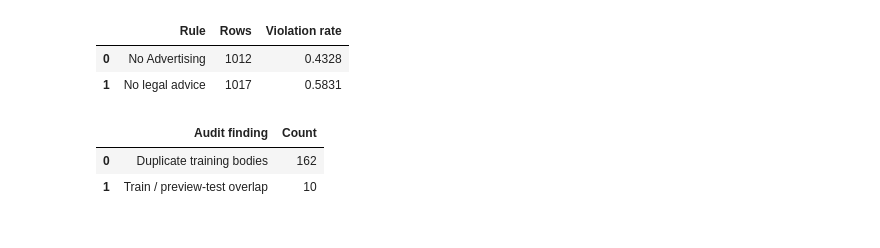
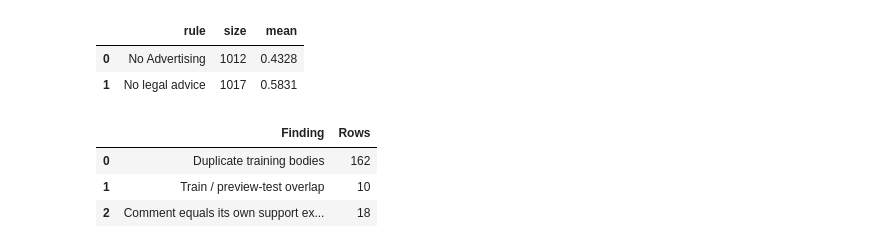
Before and after one commit to alvaromendizabal/jigsaw-rule-classifier, a Jupyter notebook: notebooks/01_data_and_validation.ipynb, the cells around one changed output. Saved outputs shown, nothing was run; the diff lists cells and outputs as text; code cells hidden in the pictures.

```diff
--- a/notebooks/01_data_and_validation.ipynb
+++ b/notebooks/01_data_and_validation.ipynb
@@ -38,0 +34,21 @@ The recorded training audit exposes different violation prevalence across the tw
+# %%
+import sys
+sys.path.insert(0, str(root / "scripts"))
+from build_research_report import display_figure
+from jigsaw_rules.features import feature_evidence
+from jigsaw_rules.research import research_evidence
+from jigsaw_rules.diagnostics import diagnostic_evidence
+from jigsaw_rules.pairs import pairs_evidence
+from jigsaw_rules.robustness import robustness_evidence
+from jigsaw_rules.gate import feature_gate
+from jigsaw_rules.instructions import instruction_evidence
+
+controls = feature_evidence(root)
+research = research_evidence(root)
+sensitivity = diagnostic_evidence(root)
+pairs = pairs_evidence(root)
+robustness = robustness_evidence(root)
+assert all(item is not None for item in (controls, research, sensitivity, pairs, robustness))
+gate = feature_gate(root)
+instructions = instruction_evidence(root)
+print("Verified research runs:", gate["studies"])
@@ -39,14 +60,14 @@ The recorded training audit exposes different violation prevalence across the tw
 # %%
 audit = baseline["audit"]
-by_rule = pd.DataFrame(audit["by_rule"]).rename(columns={"rule": "Rule", "size": "Rows", "mean": "Violation rate"})
-by_rule["Rule"] = by_rule["Rule"].str.split(":").str[0]
+by_rule = pd.DataFrame(audit["by_rule"])
+by_rule["rule"] = by_rule["rule"].str.split(":").str[0]
 display(by_rule.round(4))
-display(pd.DataFrame({"Audit finding": ["Duplicate training bodies", "Train / preview-test overlap"],
-                      "Count": [audit["duplicate_training_bodies"], audit["train_test_body_overlap"]]}))
+display(pd.DataFrame({"Finding": ["Duplicate training bodies", "Train / preview-test overlap", "Comment equals its own support example"], "Rows": [audit["duplicate_training_bodies"], audit["train_test_body_overlap"], sensitivity["audit"]["self_support_rows"]]}))
 # %% [output]
-|  | Rule | Rows | Violation rate |
+|  | rule | size | mean |
 | 0 | No Advertising | 1012 | 0.4328 |
 | 1 | No legal advice | 1017 | 0.5831 |
-|  | Audit finding | Count |
+|  | Finding | Rows |
 | 0 | Duplicate training bodies | 162 |
 | 1 | Train / preview-test overlap | 10 |
+| 2 | Comment equals its own support ex... | 18 |
```
Also changed, not shown: parts of 15 cells of this notebook, 48 other files.
